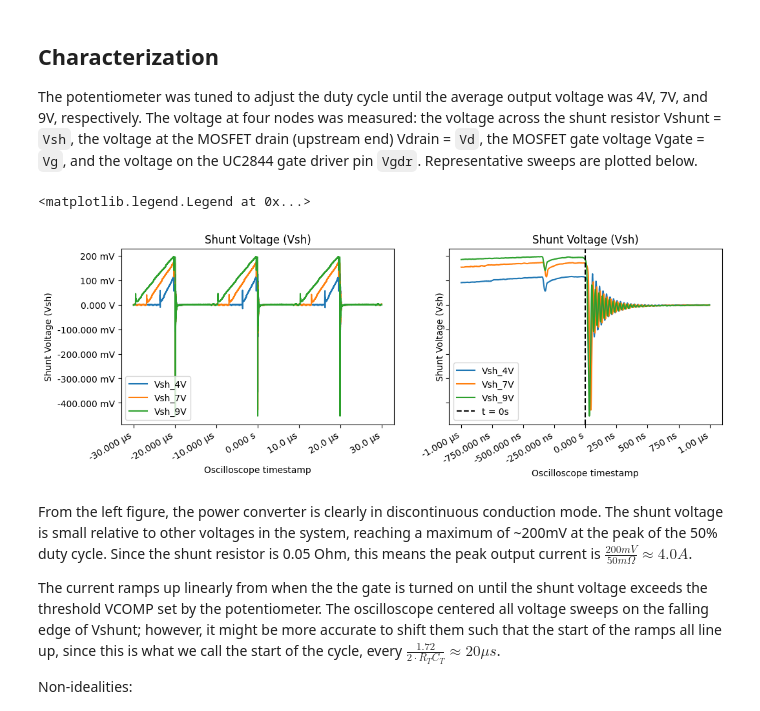
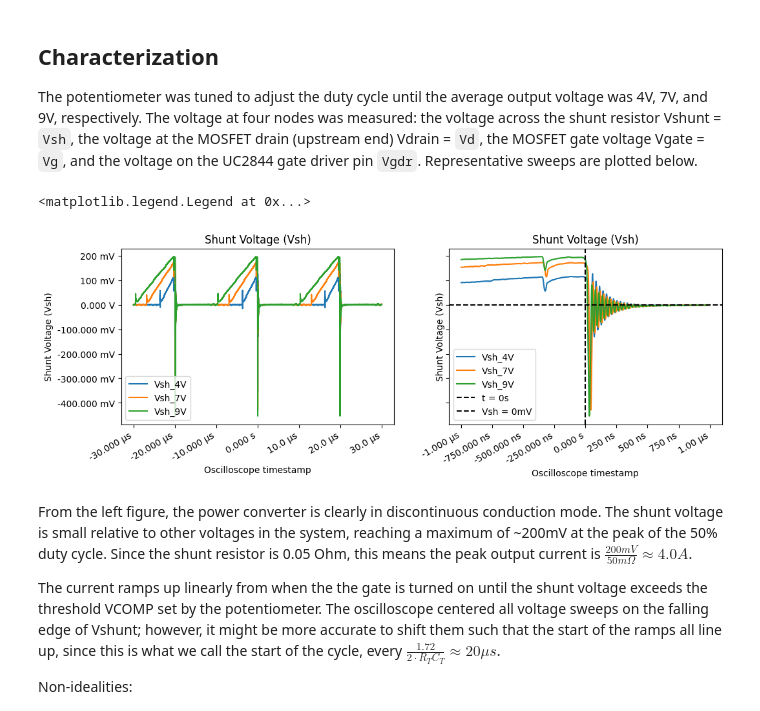
Before and after one commit to ianeyk/power-electronics, a Jupyter notebook: Lab 3/lab3_report.ipynb, the cells around one changed output. Saved outputs shown, nothing was run; the diff lists cells and outputs as text; code cells hidden in the pictures.

```diff
--- a/Lab 3/lab3_report.ipynb
+++ b/Lab 3/lab3_report.ipynb
@@ -60,25 +60,32 @@ The potentiometer was tuned to adjust the duty cycle until the average output vo
 # %%
 # Vshunt
 df_envelope = df
 df_zoom = df[(df["t"] > -1e-6) & (df["t"] < 1e-6)]
 
 fig, (ax1, ax2) = plt.subplots(nrows = 1, ncols = 2, sharex = False, sharey = True, figsize = (12, 4))
 fig.autofmt_xdate()
 helper.axes_labels("Oscilloscope timestamp", "s", "Shunt Voltage (Vsh)", "V", title = "Shunt Voltage (Vsh)", ax = ax1)
 ax1.plot(df_envelope["t"], df_envelope["Vsh_4V"], label = "Vsh_4V")
 ax1.plot(df_envelope["t"], df_envelope["Vsh_7V"], label = "Vsh_7V")
 ax1.plot(df_envelope["t"], df_envelope["Vsh_9V"], label = "Vsh_9V")
+# ax1.axvline(x = -4e-6, color = "blue", linestyle = "dashed", label = "t = -4us")
+# ax1.axhline(y = 110e-3, color = "blue", linestyle = "dashed", label = "Vsh = 110mV")
+# ax1.axvline(x = -7e-6, color = "orange", linestyle = "dashed", label = "t = -7us")
+# ax1.axhline(y = 170e-3, color = "orange", linestyle = "dashed", label = "Vsh = 170mV")
+# ax1.axvline(x = -10e-6, color = "green", linestyle = "dashed", label = "t = -10us")
+# ax1.axhline(y = 200e-3, color = "green", linestyle = "dashed", label = "Vsh = 200mV")
 ax1.legend(loc = "lower left")
 
 helper.axes_labels("Oscilloscope timestamp", "s", "Shunt Voltage (Vsh)", "V", title = "Shunt Voltage (Vsh)", ax = ax2)
 ax2.plot(df_zoom["t"], df_zoom["Vsh_4V"], label = "Vsh_4V")
 ax2.plot(df_zoom["t"], df_zoom["Vsh_7V"], label = "Vsh_7V")
 ax2.plot(df_zoom["t"], df_zoom["Vsh_9V"], label = "Vsh_9V")
 plt.axvline(x = 0, color = "black", linestyle = "dashed", label = "t = 0s")
+plt.axhline(y = 0, color = "black", linestyle = "dashed", label = "Vsh = 0mV")
 ax2.legend(loc = "lower left")
 # %% [output]
 <matplotlib.legend.Legend at 0x...>
-[figure, old version]
+[figure, new version]
 # %% [markdown]
 From the left figure, the power converter is clearly in discontinuous conduction mode. The shunt voltage is small relative to other voltages in the system, reaching a maximum of ~200mV at the peak of the 50% duty cycle. Since the shunt resistor is 0.05 Ohm, this means the peak output current is $\frac{200mV}{50 m\Omega} \approx 4.0A$.
 
```
Also changed, not shown: parts of 3 cells of this notebook, 6 other files.
